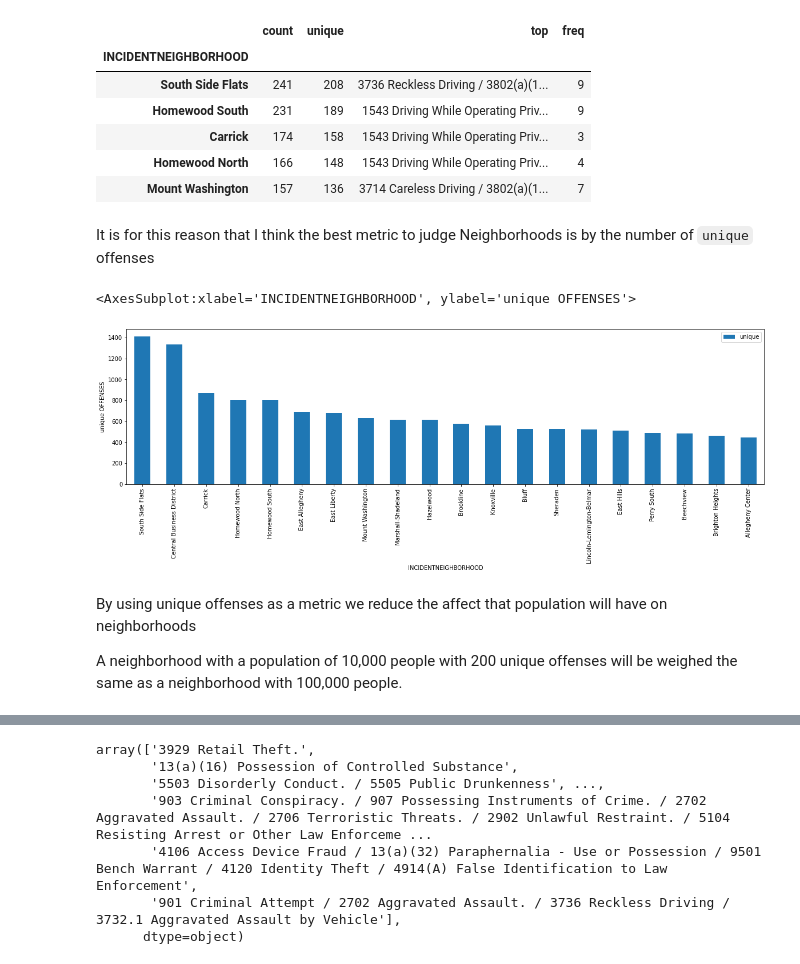
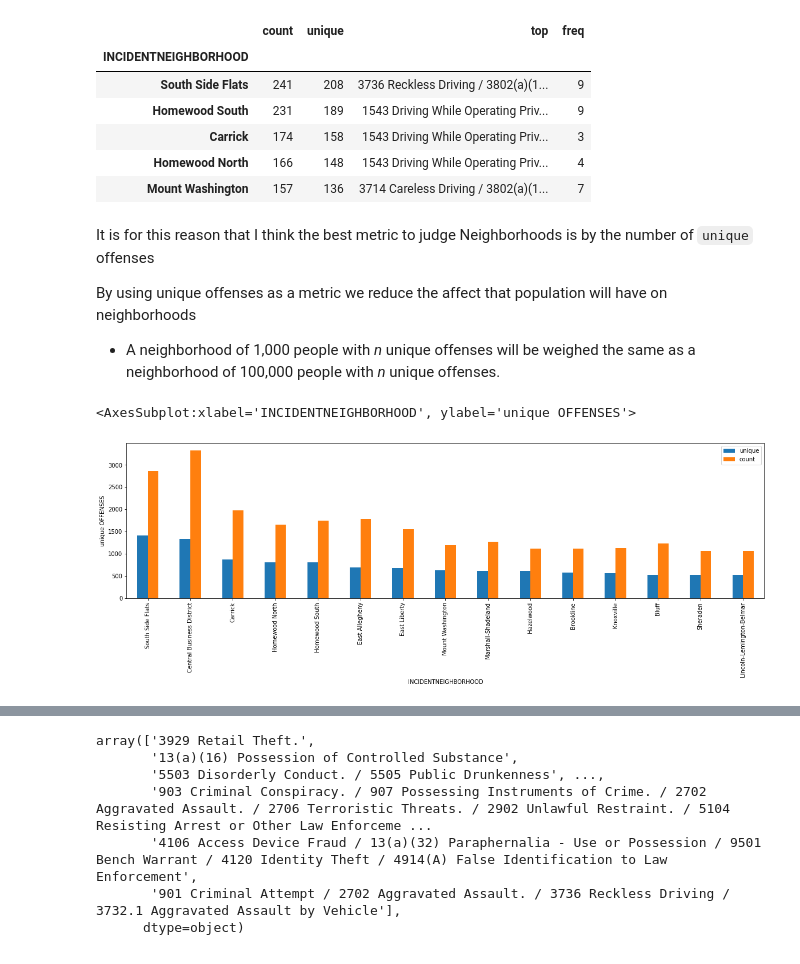
Before and after one commit to strobosco/bigideasfinal, a Jupyter notebook: safety.ipynb, the cells around one changed output, grey strips where cells are left out. Cells and saved outputs as stored; diff of their text form; code cells hidden in the pictures.

```diff
--- a/safety.ipynb
+++ b/safety.ipynb
@@ -61,13 +61,12 @@ aslt.head()
 | Homewood North | 166 | 148 | 1543 Driving While Operating Priv... | 4 |
 | Mount Washington | 157 | 136 | 3714 Careless Driving / 3802(a)(1... | 7 |
 # %% [markdown]
-It is for this reason that I think the best metric to judge Neighborhoods is by the number of `unique` offenses
+It is for this reason that I think the best metric to judge Neighborhoods is by the number of `unique` offenses<br />
+
+By using unique offenses as a metric we reduce the affect that population will have on neighborhoods<br />
+- A neighborhood of 1,000 people with *n* unique offenses will be weighed the same as a neighborhood of 100,000 people with *n* unique offenses.
 # %%
-df.sort_values(by='unique', ascending=False).iloc[0:20].plot.bar(y='unique', ylabel='unique OFFENSES', figsize=(20,5))
+df.sort_values(by='unique', ascending=False).iloc[:15].plot.bar(y=['unique', 'count'], ylabel='unique OFFENSES', figsize=(20,5))
 # %% [output]
 <AxesSubplot:xlabel='INCIDENTNEIGHBORHOOD', ylabel='unique OFFENSES'>
-[figure, old version]
+[figure, new version]
-# %% [markdown]
-By using unique offenses as a metric we reduce the affect that population will have on neighborhoods<br />
-
-A neighborhood with a population of 10,000 people with 200 unique offenses will be weighed the same as a neighborhood with 100,000 people.
```
Also changed, not shown: parts of 5 cells of this notebook.
